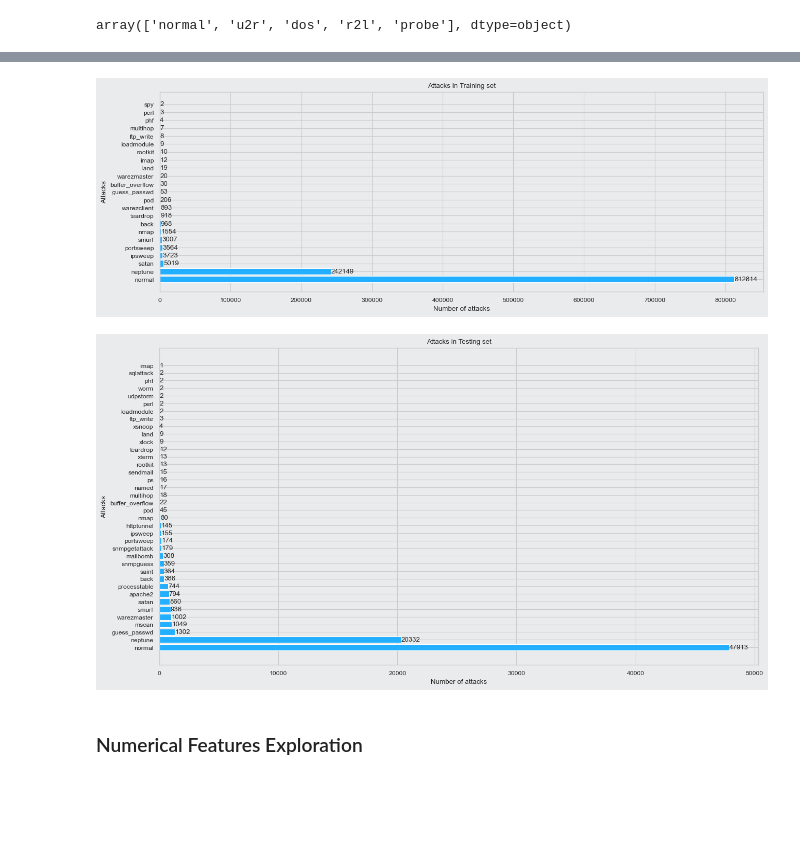
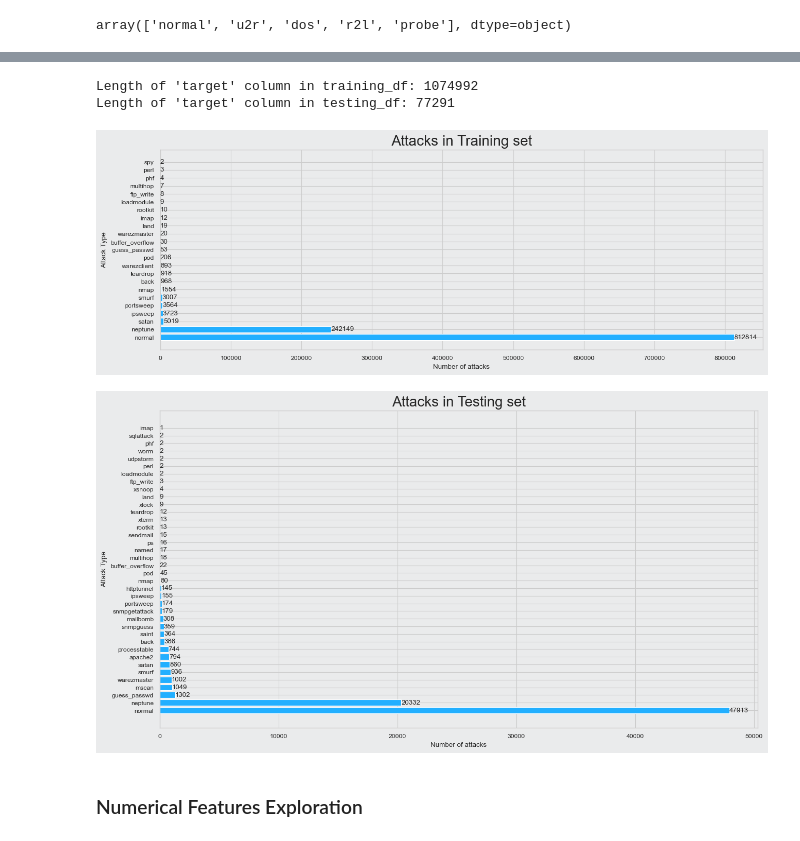
Before and after one commit to WildCodeWolf/Your-Data-Is-Mine, a Jupyter notebook: KDDEDA.ipynb, the cells around one changed output, grey strips where cells are left out. Drawn from its saved outputs; the diff is of its cells as text; code cells hidden in the pictures; blank space fills up the shorter version.

```diff
--- a/KDDEDA.ipynb
+++ b/KDDEDA.ipynb
@@ -502,0 +584,10 @@ plt.show()
+# %%
+fig = plt.figure(figsize=(13, 3))
+ax = training_df['Attack Type'].value_counts().plot(kind="bar" , color=p.Colors.blue)
+
+# Adding title and labels
+ax.set_title('Distribution of Attack Types' , fontsize= 20)
+ax.set_ylabel('Count')
+ax.set_xlabel('Attack Type')
+
+plt.show()
@@ -507,29 +619,41 @@ array(['normal', 'u2r', 'dos', 'r2l', 'probe'], dtype=object)
+# %%
+length_of_target_column = len(training_df['target'])
+print(f"Length of 'target' column in training_df: {length_of_target_column}")
+
+length_of_target_column = len(testing_df['target'])
+print(f"Length of 'target' column in testing_df: {length_of_target_column}")
+# %% [output]
+Length of 'target' column in training_df: 1074992
+Length of 'target' column in testing_df: 77291
 # %%
 def plot_attacks(dataset, size=(10,10), title=None):
     """
     Plot Horizental Bar chart for the 'target' columns
 
     Keyword arguments:
     dataset - Dataset to plot from
     size - size of the figure (Defualt=(10,10))
     title - title for the figure (Defualt=None)
     """
     df = pd.DataFrame({'columns_names':dataset["target"]})
     value_counts = df['columns_names'].value_counts()
     dataset = pd.DataFrame({'Category': value_counts.index, 'Count': value_counts.values})
 
     fig, ax = plt.subplots(figsize=size)
     bars = ax.barh(dataset["Category"], dataset["Count"])
-    ax.set_title(title)
+    ax.set_title(title , fontsize=20)
     ax.set_xlabel("Number of attacks")
-    ax.set_ylabel("Attacks")
-    ax.bar_label(bars)
+    ax.set_ylabel("Attack Type")
+    ax.bar_label(bars )
+
 
 plot_attacks(training_df, (15, 5), "Attacks in Training set")
 plot_attacks(testing_df, (15, 8), "Attacks in Testing set")
+
+plt.show()
 # %% [output]
-[figure, old version]
+[figure, new version]
-[figure, old version]
+[figure, new version]
 # %% [markdown]
 
 ### Numerical Features Exploration
```
Also changed, not shown: parts of 37 cells of this notebook.
